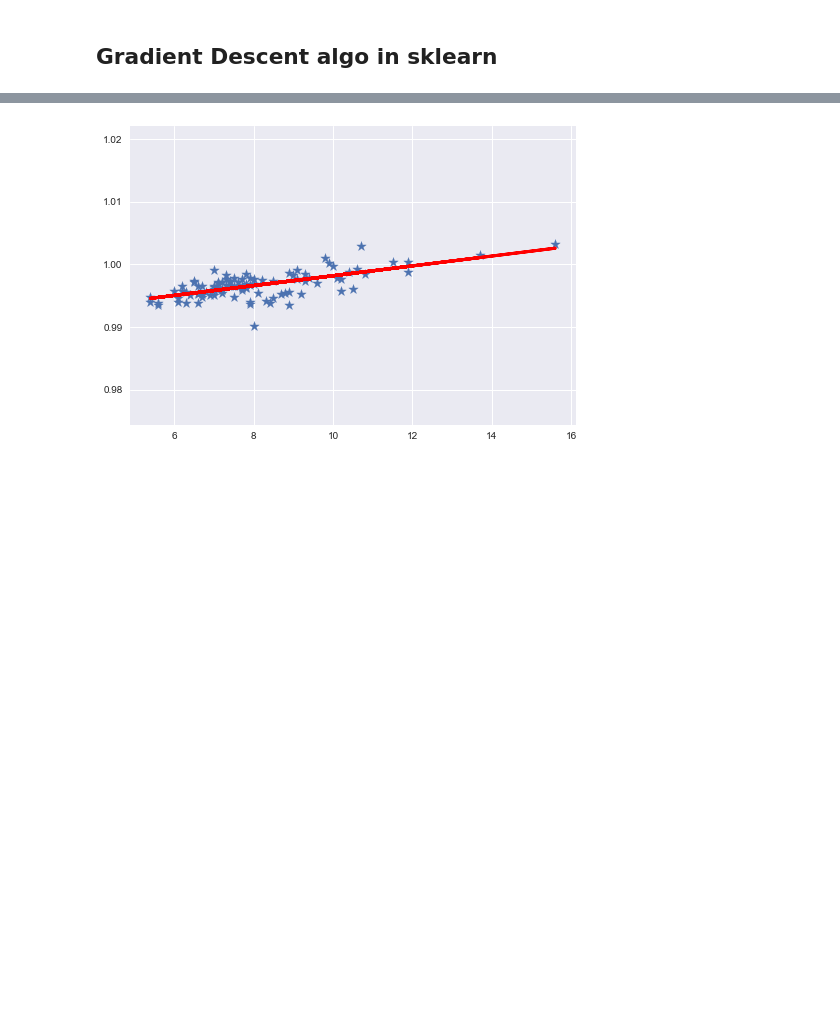
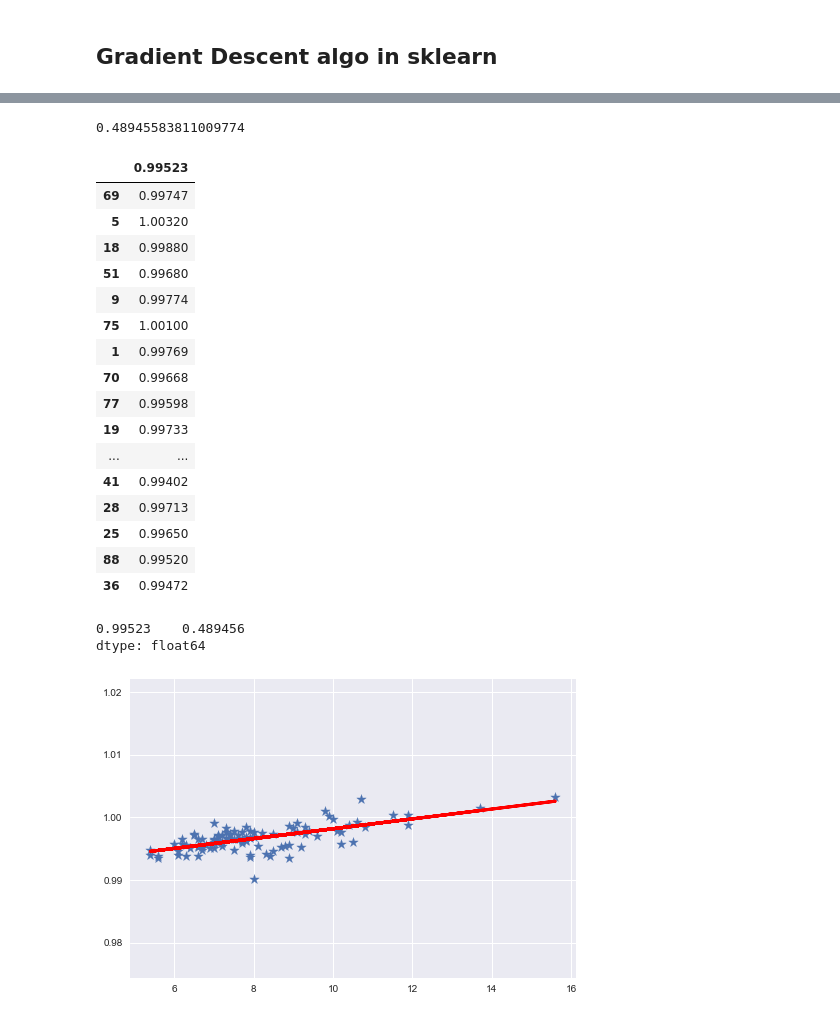
Before and after one commit to jugshaurya/Machine-Learning, a Jupyter notebook: Learn ML/01 - Supervised Learning/03_univariate_Linear Regression(LR).ipynb, the cells around one changed output, grey strips where cells are left out. Saved outputs shown, nothing was run; the diff lists cells and outputs as text; code cells hidden in the pictures; blank space fills up the shorter version.

```diff
--- a/Learn ML/01 - Supervised Learning/03_univariate_Linear Regression(LR).ipynb
+++ b/Learn ML/01 - Supervised Learning/03_univariate_Linear Regression(LR).ipynb
@@ -304,3 +305,5 @@ from sklearn.linear_model import LinearRegression
+# %%
+X_train,X_test,Y_train,Y_test = train_test_split(X,Y,test_size=0.2)
 # %%
 lr_model = LinearRegression(normalize=True)
 # %%
@@ -315,0 +319,4 @@ slope,intercept
+# %%
+model.score(X_test, Y_test)
+# %% [output]
+0.48945583811009774
@@ -316,3 +330,28 @@ slope,intercept
+# %%
+Y_test
+# %% [output]
+|  | 0.99523 |
+| 69 | 0.99747 |
+| 5 | 1.00320 |
+| 18 | 0.99880 |
+| 51 | 0.99680 |
+| 9 | 0.99774 |
+| 75 | 1.00100 |
+| 1 | 0.99769 |
+| 70 | 0.99668 |
+| 77 | 0.99598 |
+| 19 | 0.99733 |
+| ... | ... |
+| 41 | 0.99402 |
+| 28 | 0.99713 |
+| 25 | 0.99650 |
+| 88 | 0.99520 |
+| 36 | 0.99472 |
+# %%
+score(Y_test,Y_pred.flatten())
+# %% [output]
+0.99523    0.489456
+dtype: float64
 # %%
 plt.scatter(X,Y, marker = '*',s=100)
 plt.plot(X, slope*X+intercept,'r',lw=3 )
```
Also changed, not shown: parts of 6 cells of this notebook, 1 other file.
